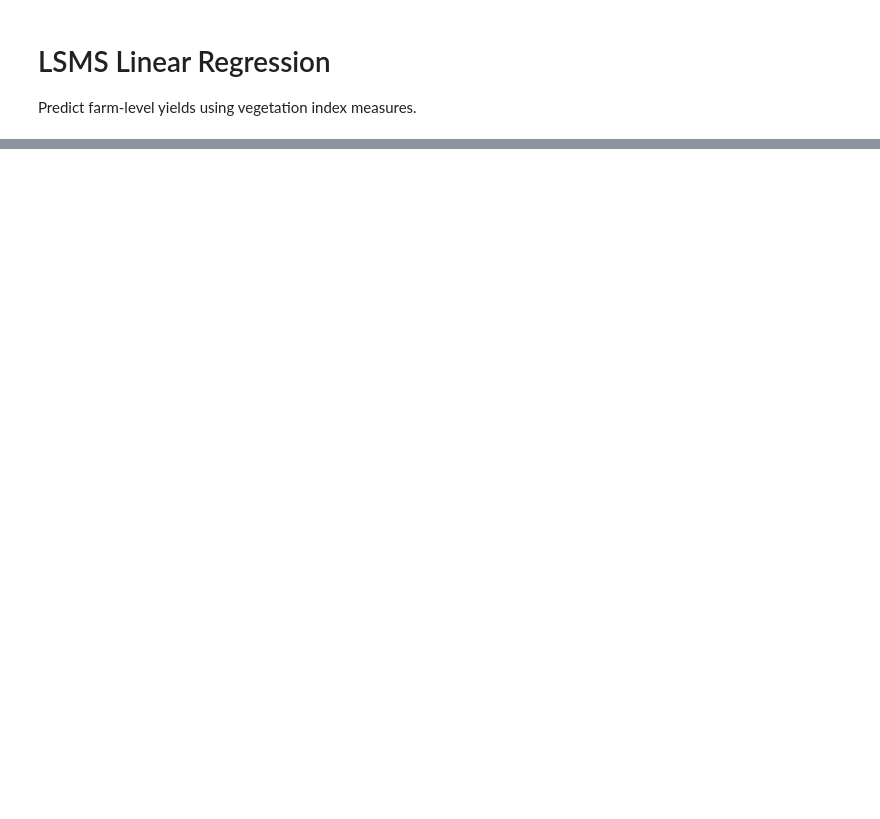
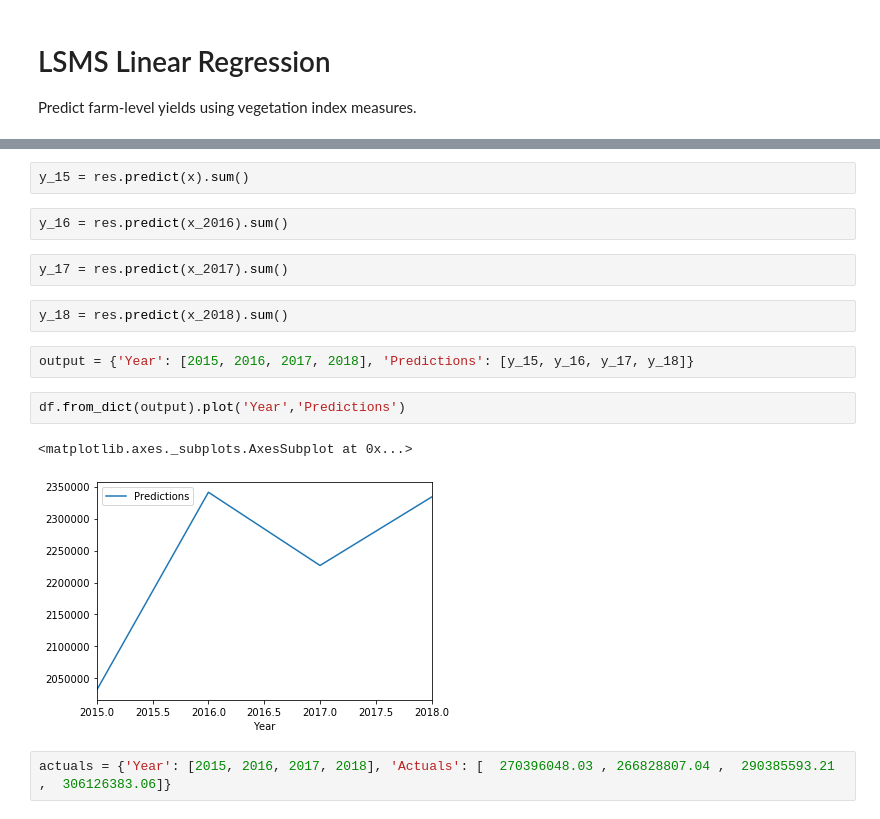
Before and after one commit to WorldModelers/remote-sensing, a Jupyter notebook: ML-dev/LSMS-linreg.ipynb, the cells around one changed output, grey strips where cells are left out. Cells and saved outputs as stored; diff of their text form; blank space fills up the shorter version.

```diff
--- a/ML-dev/LSMS-linreg.ipynb
+++ b/ML-dev/LSMS-linreg.ipynb
@@ -71,0 +102,17 @@ Warnings:
+# %%
+y_15 = res.predict(x).sum()
+# %%
+y_16 = res.predict(x_2016).sum()
+# %%
+y_17 = res.predict(x_2017).sum()
+# %%
+y_18 = res.predict(x_2018).sum()
+# %%
+output = {'Year': [2015, 2016, 2017, 2018], 'Predictions': [y_15, y_16, y_17, y_18]}
+# %%
+df.from_dict(output).plot('Year','Predictions')
+# %% [output]
+<matplotlib.axes._subplots.AxesSubplot at 0x...>
+[figure, added]
+# %%
+actuals = {'Year': [2015, 2016, 2017, 2018], 'Actuals': [  270396048.03 , 266828807.04 ,  290385593.21 ,  306126383.06]}
```
Also changed, not shown: parts of 21 cells of this notebook, 21 other files.
